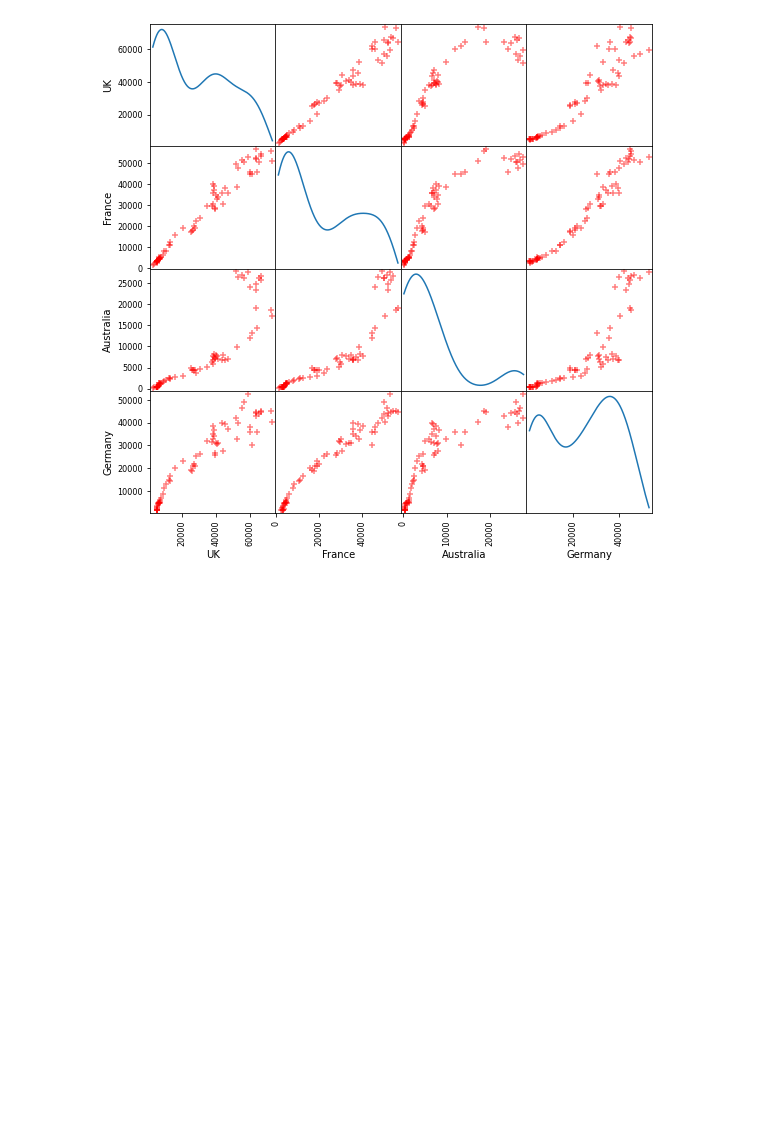
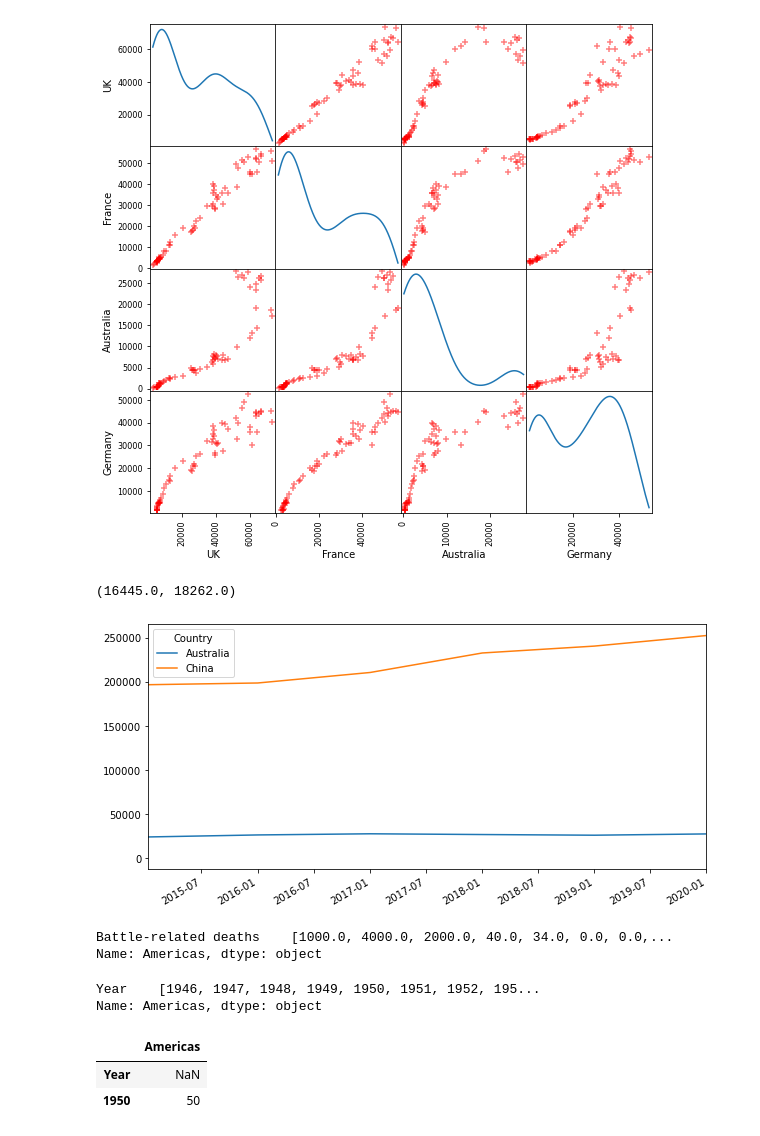
Before and after one commit to MaxRaphael/data_project, a Jupyter notebook: Military_spend.ipynb, the cells around one changed output. Cells and saved outputs as stored; diff of their text form; code cells hidden in the pictures; blank space fills up the shorter version.

```diff
--- a/Military_spend.ipynb
+++ b/Military_spend.ipynb
@@ -181,3 +196,10 @@ array([[<AxesSubplot:xlabel='UK', ylabel='UK'>,
         <AxesSubplot:xlabel='Australia', ylabel='Germany'>,
         <AxesSubplot:xlabel='Germany', ylabel='Germany'>]], dtype=object)
 [figure]
+# %%
+fd3 = currentUSD[['Australia', 'China']]
+fd3.plot()
+plt.xlim(['2015-01-10', '2020-01-01'])
+# %% [output]
+(16445.0, 18262.0)
+[figure, added]
@@ -183,0 +213,22 @@ array([[<AxesSubplot:xlabel='UK', ylabel='UK'>,
+# %%
+deaths = battleDeaths.groupby(['Entity']).agg({'Battle-related deaths': lambda x: list(x)})
+deaths = deaths.transpose()
+dfDeaths = countries
+
+dfDeaths = pd.DataFrame(dfDeaths)
+dfDeathsUSA = dfDeaths["Americas"]
+dfDeathsUSA
+# %% [output]
+Battle-related deaths    [1000.0, 4000.0, 2000.0, 40.0, 34.0, 0.0, 0.0,...
+Name: Americas, dtype: object
+# %%
+years = battleDeaths.groupby(['Entity']).agg({'Year': lambda y: list(y)})
+years = years.transpose()
+dfYears = years
+
+dfYears = pd.DataFrame(dfYears)
+dfYearsAmerica = dfYears["Americas"]
+dfYearsAmerica
+# %% [output]
+Year    [1946, 1947, 1948, 1949, 1950, 1951, 1952, 195...
+Name: Americas, dtype: object
@@ -183,0 +241,11 @@ array([[<AxesSubplot:xlabel='UK', ylabel='UK'>,
+# %%
+
+#for i in range(len(dfYearsAmerica)):
+    #locLoop = ("'{0}'".format(i))
+df5 = pd.DataFrame(columns=["Americas"], index=['Year'])
+df5.loc['1950'] = pd.Series({"Americas": 50})
+df5
+# %% [output]
+|  | Americas |
+| Year | NaN |
+| 1950 | 50 |
```
Also changed, not shown: parts of 9 cells of this notebook, 2 other files.
